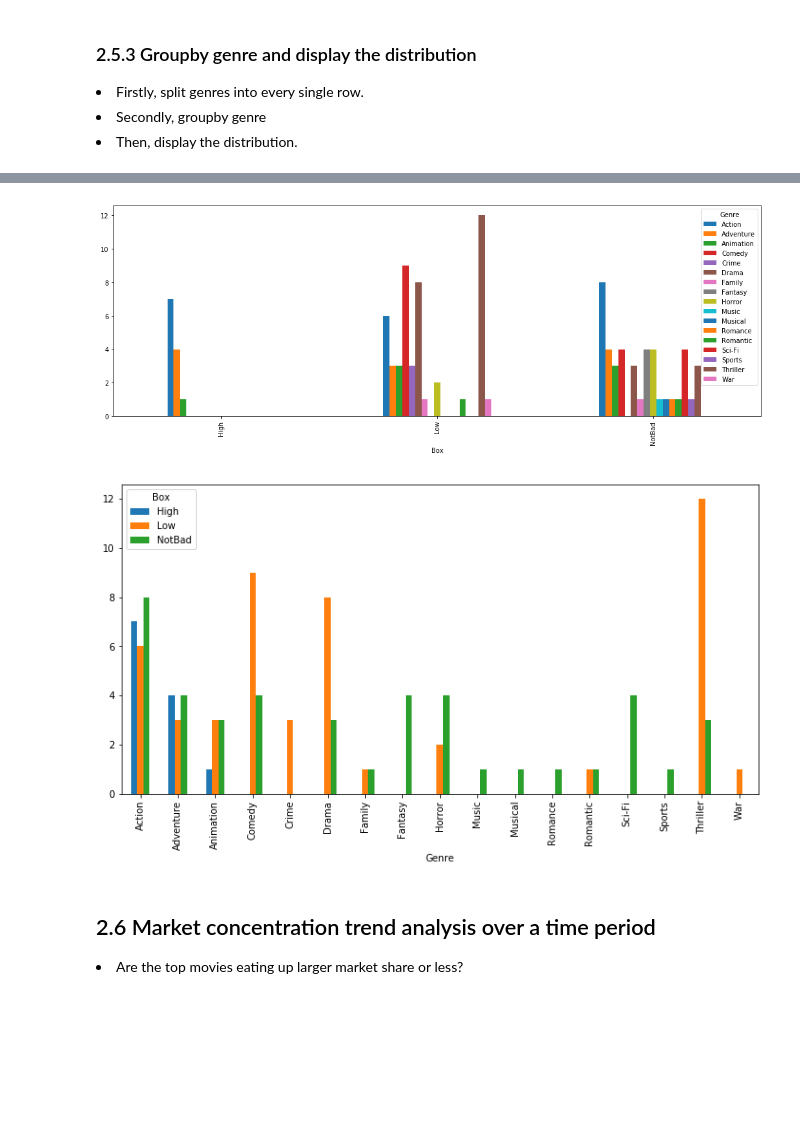
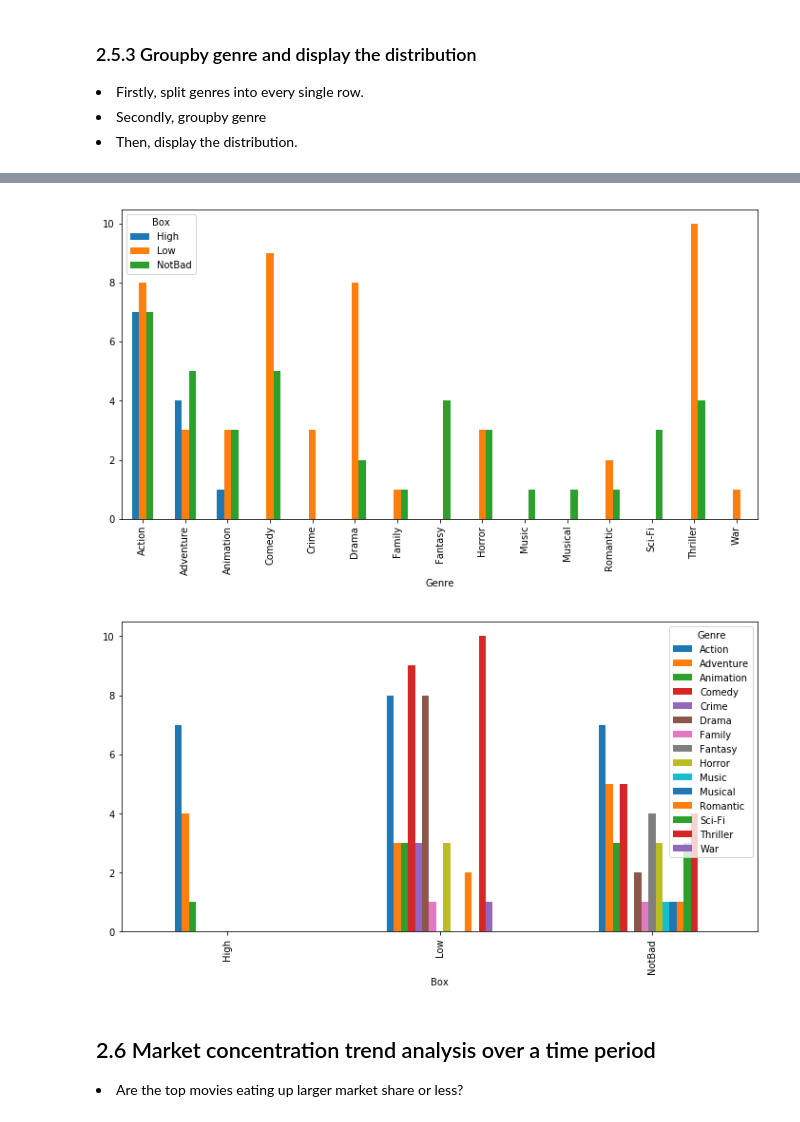
Before and after one commit to yz3432/TFA, a Jupyter notebook: project.ipynb, the cells around one changed output, grey strips where cells are left out. Cells and saved outputs as stored; diff of their text form; code cells hidden in the pictures; blank space fills up the shorter version.

```diff
--- a/project.ipynb
+++ b/project.ipynb
@@ -880,16 +930,20 @@ data_genre.groupby(["Box", "Genre"])['domes_gross'].size().reset_index(name='Siz
 # %%
 # groupby genre analysis: data visualization
-import matplotlib.pyplot as plt
-var = data_genre.groupby(['Box', 'Genre']).size()
-var.sort_values(ascending = False).unstack().plot(kind='bar',figsize=(18,6))
+def genrechart(begin_year,end_year):
+    df = genre(begin_year,end_year)
+    import matplotlib.pyplot as plt
+    var = df.groupby(['Genre', 'Box']).size()
+    var.sort_values(ascending = False).unstack().plot(kind='bar',figsize=(12,6))
 
-var = data_genre.groupby(['Genre', 'Box']).size()
-var.sort_values(ascending = False).unstack().plot(kind='bar',figsize=(12,6))
-# var.unstack().plot(kind='bar', stacked=True,figsize=(12,12))
-plt.show()
+    var = df.groupby(['Box', 'Genre']).size()
+    var.sort_values(ascending = False).unstack().plot(kind='bar',figsize=(12,6))
+    b= plt.show()
+    return b
-# %% [output]
-[figure, removed]
-[figure, removed]
+# %%
+genrechart(2018,2018)
+# %% [output]
+[figure, added]
+[figure, added]
 # %% [markdown]
 <h2> 2.6 Market concentration trend analysis over a time period</h2>
 <li>Are the top movies eating up larger market share or less?</li>
```
Also changed, not shown: parts of 16 cells of this notebook.
